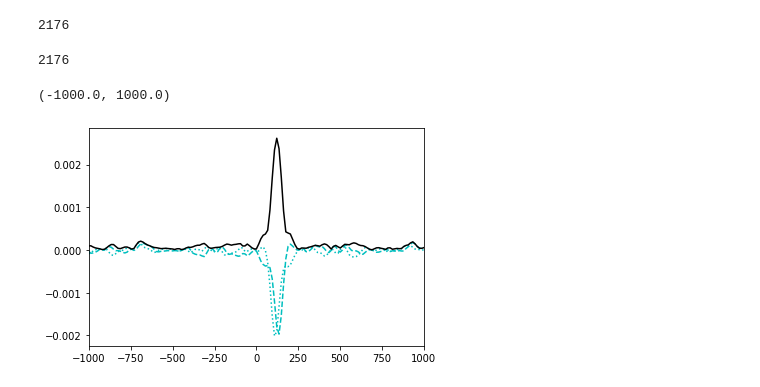
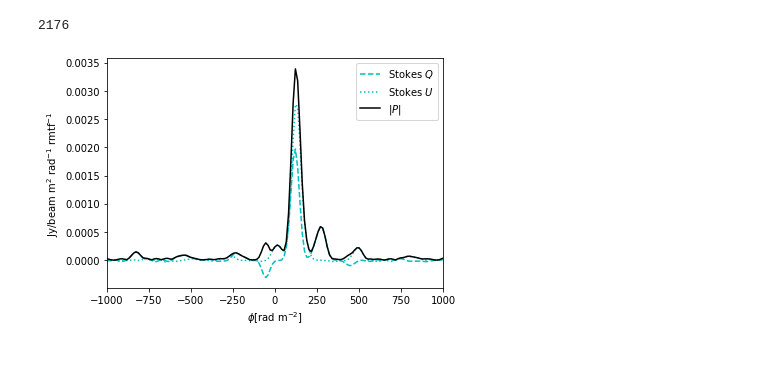
Before and after one commit to miguelcarcamov/csromer, a Jupyter notebook: realdata_framework.ipynb, the cells around one changed output. Cells and saved outputs as stored; diff of their text form; code cells hidden in the pictures; blank space fills up the shorter version.

```diff
--- a/realdata_framework.ipynb
+++ b/realdata_framework.ipynb
@@ -51,5 +62,5 @@ plt.savefig('fdirty.png', dpi=100, bbox_inches='tight')
 # %%
-idx_noise = np.where(np.abs(parameter.phi)>parameter.max_faraday_depth-1000)
+idx_noise = np.where(np.abs(parameter.phi)>14000)
 noise_F = np.std(0.5*(F_dirty[idx_noise].real + F_dirty[idx_noise].imag))
 noise_F
 # %% [output]
@@ -125,6 +136,5 @@ parameter.n
 opt = FISTA(guess_param=parameter, F_obj=F_obj, fx=chi2, gx=g_obj, noise=noise_F, verbose=True)
 #opt = FISTA(i_guess=F_real, F_obj=F_obj, fx=chi2, gx=g_obj, maxiter=1000, noise=1e-5, verbose=True)
 obj, X = opt.run()
-X = real_to_complex(X)
 # %% [output]
 Iterations set to 34
@@ -188,16 +197,16 @@ parameter.real_data_to_complex()
 # %%
-conv_model = parameter.convolve(x=X_recon) + F_residual
+conv_model = X.convolve() + F_residual
 # %% [output]
 2176
-# %%
-len(conv_model)
-# %% [output]
-2176
 # %%
 plt.plot(parameter.phi, conv_model.real, 'c--', label=r"Stokes $Q$")
 plt.plot(parameter.phi, conv_model.imag, 'c:', label=r"Stokes $U$")
 plt.plot(parameter.phi, np.abs(conv_model), 'k-', label=r"$|P|$")
 plt.xlim([-1000,1000])
+plt.xlabel(r'$\phi$[rad m$^{-2}$]')
+plt.ylabel(r'Jy/beam m$^2$ rad$^{-1}$ rmtf$^{-1}$')
+plt.legend(loc='upper right')
+plt.tight_layout()
+plt.savefig("restored.png", dpi=100)
 # %% [output]
-(-1000.0, 1000.0)
-[figure, old version]
+[figure, new version]
```
Also changed, not shown: parts of 14 cells of this notebook, 8 other files.
